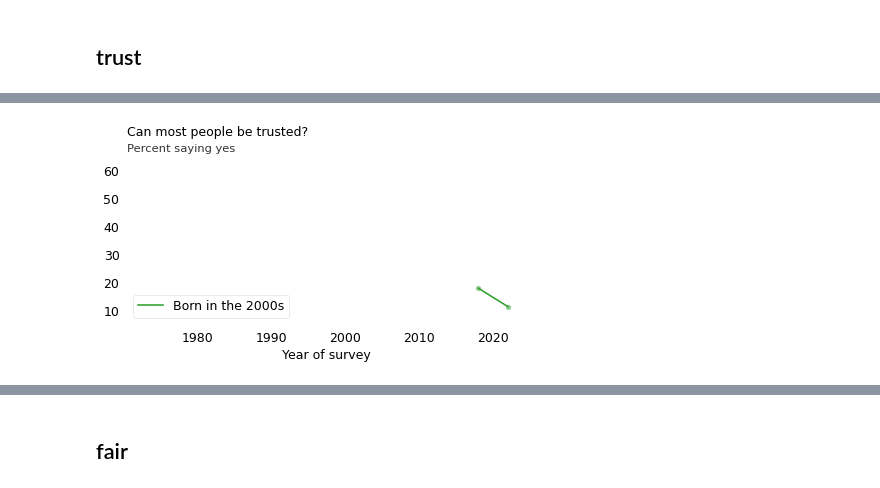
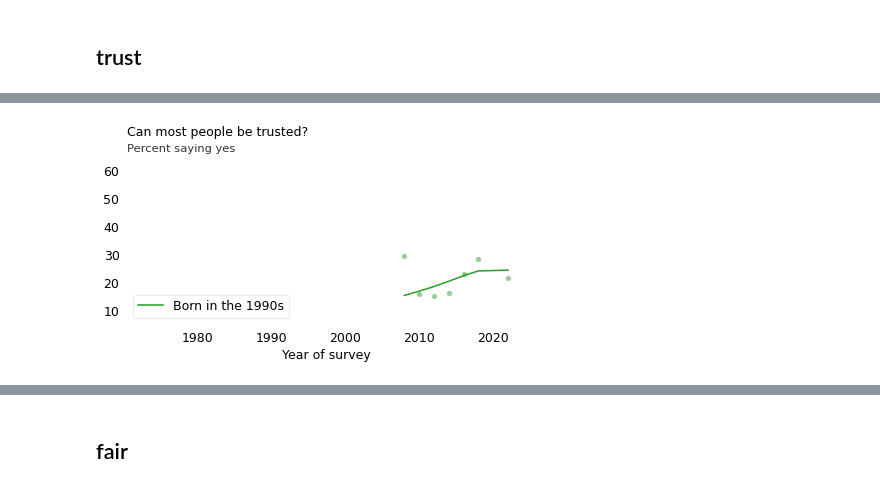
Before and after one commit to AllenDowney/ProbablyOverthinkingIt, a Jupyter notebook: examples/optimism.ipynb, the cells around one changed output, grey strips where cells are left out. Drawn from its saved outputs; the diff is of its cells as text; code cells hidden in the pictures.

Commit message:
Bayesian smoothing complete

```diff
--- a/examples/optimism.ipynb
+++ b/examples/optimism.ipynb
@@ -194,7 +242,17 @@ def make_smooth(series, weights=None, order=2, lam=1e2):
 def make_entry(df, xvar, yvar, yval):
     entry = pd.DataFrame(dtype=float)
 
-    xtab = pd.crosstab(df[xvar], df[yvar], normalize="index")
+    subset = df.dropna(subset=[xvar, yvar])
+    counts = subset[xvar].value_counts()
+
+    # handle special case
+    if 1 < len(counts) <= 3:
+        series, smooth = bayesian_smooth(subset, xvar, yvar, yval)
+        entry["series"] = series
+        entry["smooth"] = smooth
+        return entry
+
+    xtab = pd.crosstab(subset[xvar], subset[yvar], normalize="index")
     entry["series"] = xtab[yval] * 100
 
     weights = df.groupby(xvar)[yvar].count()
@@ -276,7 +334,7 @@ def make_table(df, xvar, yvar, gvar, yval=None):
     """
     table = {}
     for name, group in df.groupby(gvar):
-        if len(group) < 500:
+        if len(group) < 100:
             continue
 
         table[name] = make_entry(group, xvar, yvar, yval)
@@ -389,12 +444,11 @@ plt.savefig(f"optimism_{yvar}_by_cohort", dpi=300)
 [figure]
 [interactive output not drawn]
 # %%
-subset = gss.dropna(subset=["cohort"]).copy()
+subset = gss.dropna(subset=["cohort", yvar]).copy()
 subset["cohort10"] = subset["cohort10"].astype(int)
 
 table = make_table(subset, "year", yvar, "cohort10", yval)
-del table[1890]
-del table[1900]
+# del table[1900]
 # %% [output]
 [interactive output not drawn]
 # %%
@@ -470,19 +524,17 @@ plt.savefig(f"optimism_{yvar}_by_cohort", dpi=300)
 [figure]
 [interactive output not drawn]
 # %%
-subset = gss.dropna(subset=["cohort"]).copy()
+subset = gss.dropna(subset=["cohort", yvar]).copy()
 subset["cohort10"] = subset["cohort10"].astype(int)
 
 table = make_table(subset, "year", yvar, "cohort10", yval)
-del table[1890]
-del table[1900]
 # %% [output]
 [interactive output not drawn]
 # %%
-plot_group(table, 2000)
+plot_group(table, 1990)
 plt.savefig(f"optimism_{yvar}_one_cohort", dpi=300)
 # %% [output]
-[figure, old version]
+[figure, new version]
 [interactive output not drawn]
 # %%
 nudge = {"1960s": 0, "1970s": 0, "1980s": 0, "1990s": 0}
```
Also changed, not shown: parts of 35 cells of this notebook.
